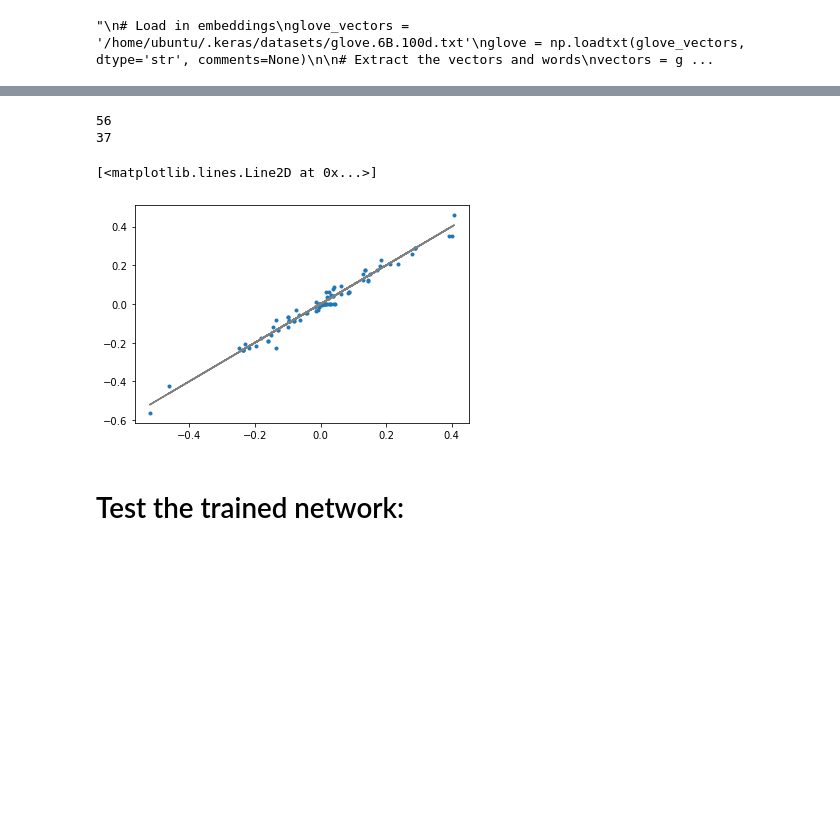
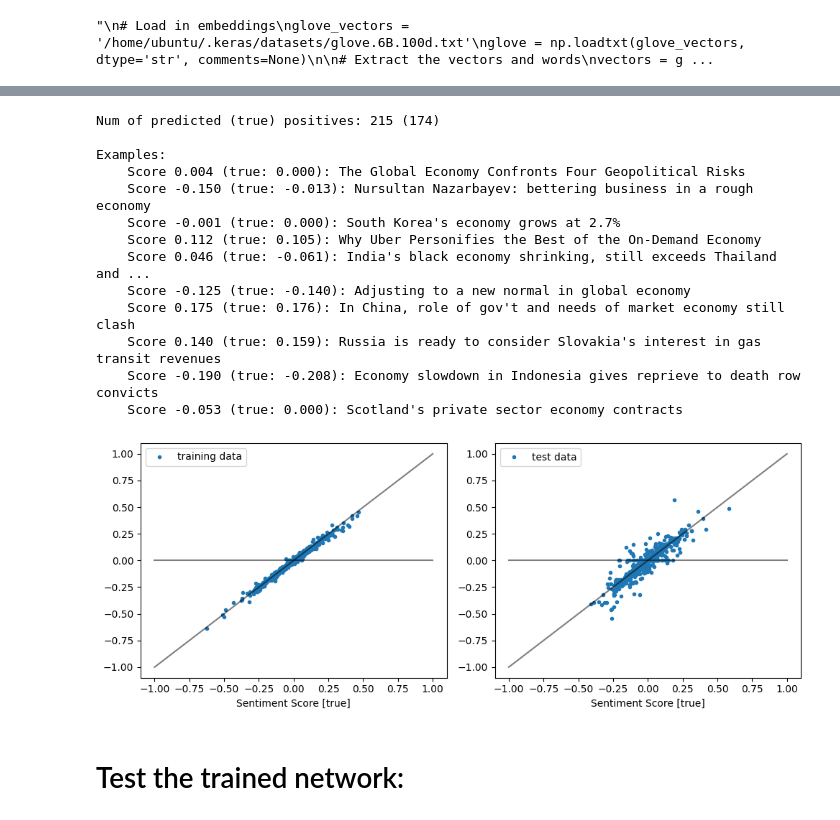
Before and after one commit to ludvigdoeser/scalableMLproject, a Jupyter notebook: News.ipynb, the cells around one changed output, grey strips where cells are left out. Cells and saved outputs as stored; diff of their text form; code cells hidden in the pictures; blank space fills up the shorter version.

```diff
--- a/News.ipynb
+++ b/News.ipynb
@@ -365,5 +457,44 @@ Epoch 10/10
 # %%
-y_pred = model.predict(padded_sequences[:100])
-print(y_pred[:100])
-print(labels[:100])
+def count_positives(numbers):
+    count = 0
+    for number in numbers:
+        if number > 0:
+            count += 1
+    return count
+
+def predict(X_v,y_v,news_titles,num=100):
+
+    standard_plot(fontsize=10)
+    count = 1
+    legend = ['training data','test data']
+
+    for X,y,news_title,leg in zip(X_v,y_v,news_titles,legend):
+        print('\n{}\n'.format(leg))
+        plt.subplot(1,2,count)
+        count += 1
+
+        if len(X) > num:
+            X,y = X[:num],y[:num]
+
+        y_pred = model.predict(X)
+        print('Num of predicted (true) positives: {} ({}) \n'.format(count_positives(y_pred),count_positives(y)))
+
+        plt.plot(y_pred,y,'.')
+
+        print('Examples:')
+        for i in range(0,10):
+            print('    Score {:.3f} (true: {:.3f}): {}'.format(y_pred[i][0],y[i],news_title[i]))
+
+        plt.plot([-1,1],[-1,1],'-',c='k',alpha=0.5)
+        plt.plot([-1,1],[0,0],'-',c='k',alpha=0.5)
+
+        plt.legend([leg])
+        plt.xlabel('Sentiment Score [true]')
+        if count == 1:
+            plt.ylabel('Sentiment Score [pred]')
+
+    plt.tight_layout()
+    plt.show()
+
+predict([X_train,X_test],[y_train,y_test],[titles_train,titles_test],num=500)
 # %% [output]
@@ -387,22 +518,17 @@ print(labels[:100])
+Num of predicted (true) positives: 215 (174)
+
+Examples:
+    Score 0.004 (true: 0.000): The Global Economy Confronts Four Geopolitical Risks
+    Score -0.150 (true: -0.013): Nursultan Nazarbayev: bettering business in a rough economy
+    Score -0.001 (true: 0.000): South Korea's economy grows at 2.7%
+    Score 0.112 (true: 0.105): Why Uber Personifies the Best of the On-Demand Economy
+    Score 0.046 (true: -0.061): India's black economy shrinking, still exceeds Thailand and ...
+    Score -0.125 (true: -0.140): Adjusting to a new normal in global economy
+    Score 0.175 (true: 0.176): In China, role of gov't and needs of market economy still clash
+    Score 0.140 (true: 0.159): Russia is ready to consider Slovakia's interest in gas transit revenues
+    Score -0.190 (true: -0.208): Economy slowdown in Indonesia gives reprieve to death row convicts
+    Score -0.053 (true: 0.000): Scotland's private sector economy contracts
+[figure, added]
-# %%
-def count_positives(numbers):
-    count = 0
-    for number in numbers:
-        if number > 0:
-            count += 1
-    return count
-
-print(count_positives(y_pred))
-print(count_positives(labels[:100]))
-# %% [output]
-56
-37
-# %%
-plt.plot(y_pred,labels[:100],'.')
-plt.plot(y_pred,y_pred,'-',c='grey')
-# %% [output]
-[<matplotlib.lines.Line2D at 0x...>]
-[figure, removed]
 # %% [markdown]
 # Test the trained network:
 # %%
```
Also changed, not shown: parts of 29 cells of this notebook, 1 other file.
